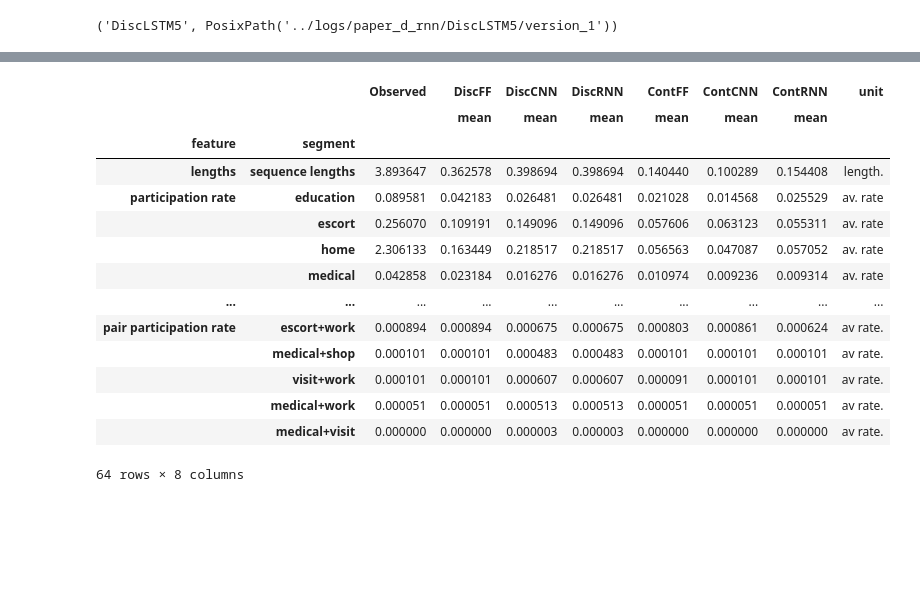
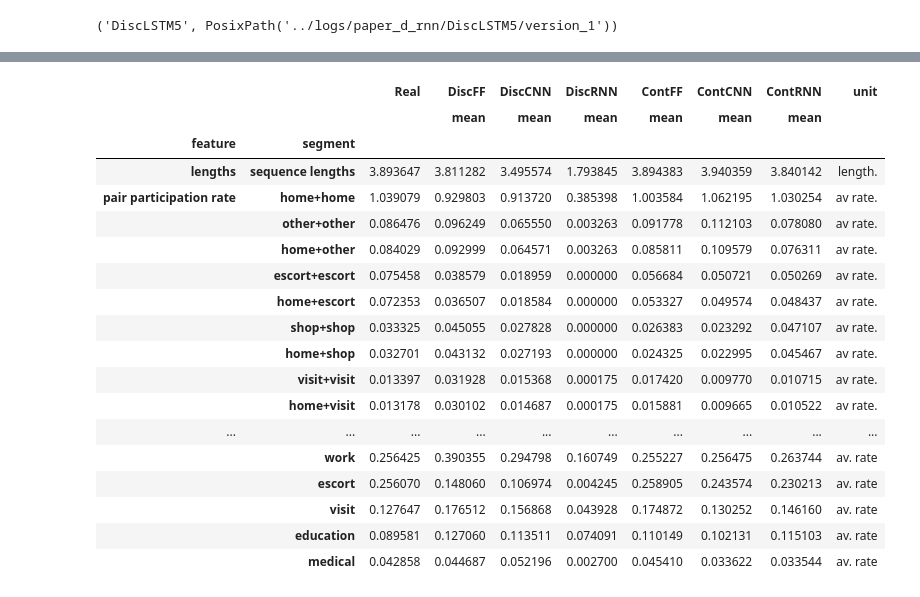
Before and after one commit to big-ucl/caveat, a Jupyter notebook: analysis/vae_paper.ipynb, the cells around one changed output, grey strips where cells are left out. Drawn from its saved outputs; the diff is of its cells as text; code cells hidden in the pictures; blank space fills up the shorter version.

```diff
--- a/analysis/vae_paper.ipynb
+++ b/analysis/vae_paper.ipynb
@@ -26,7 +26,7 @@ cmap = {
 batch_paths = {
     "DiscFF": Path("../logs/vae_paper/DiscFF"),
     "DiscCNN": Path("../logs/vae_paper/DiscCNN"),
-    "DiscRNN": Path("../logs/vae_paper/DiscCNN"),
+    "DiscRNN": Path("../logs/vae_paper/DiscRNN"),
     "ContFF": Path("../logs/vae_paper/ContFF"),
     "ContCNN": Path("../logs/vae_paper/ContCNN"),
     "ContRNN": Path("../logs/vae_paper/ContRNN"),
@@ -270,4 +287,14 @@ creativity diversity             0.981692       0.972682
 # %%
+def heads_and_tails(df, n=10):
+    # set nan to zero
+    df = df.fillna(0)
+    df = df.sort_values([("weight", ""), ("Real", "")], ascending=False)
+    length = len(df)
+    if length < 2 * n:
+        return df
+    return pd.concat((df.head(n), df.tail(n)))
+
+
 def get_descriptions(batch_paths):
     combi_desc = pd.DataFrame()
     combi_dist = pd.DataFrame()
@@ -295,11 +322,11 @@ def get_descriptions(batch_paths):
         # combined[name, "EMD"] = distances[columns].mean(axis=1)
 
     combi_desc["weight", ""] = distances["observed__weight"]
-    combi_desc["Observed", ""] = descriptions["observed"]
+    combi_desc["Real", ""] = descriptions["observed"]
     combi_desc["unit", ""] = descriptions["unit"]
 
     combi_dist["weight", ""] = distances["observed__weight"]
-    combi_dist["Observed", ""] = descriptions["observed"]
+    combi_dist["Real", ""] = descriptions["observed"]
     combi_dist["unit", ""] = descriptions["unit"]
 
     combi_desc.columns = pd.MultiIndex.from_tuples(combi_desc.columns)
@@ -307,16 +334,17 @@ def get_descriptions(batch_paths):
 
     combi_desc = combi_desc.groupby(
         ["domain", "feature"], group_keys=False
-    ).apply(
-        lambda x: x.sort_values(
-            [("weight", ""), ("Observed", "")], ascending=False
-        ).head(20)
-    )
+    ).apply(heads_and_tails)
     combi_desc = combi_desc.drop(("weight", ""), axis=1)
 
+    combi_dist = combi_dist.groupby(
+        ["domain", "feature"], group_keys=False
+    ).apply(heads_and_tails)
+    combi_dist = combi_dist.drop(("weight", ""), axis=1)
+
     order = list(combi_desc.columns)
-    order.pop(order.index(("Observed", "")))
-    order = [("Observed", "")] + order
+    order.pop(order.index(("Real", "")))
+    order = [("Real", "")] + order
 
     index = [
         "aggregate",
@@ -332,20 +360,24 @@ def get_descriptions(batch_paths):
 
 descriptions, distances = get_descriptions(batch_paths)
 # %%
-distances.loc["participations", :]
+display(descriptions.loc["participations", :])
 # %% [output]
-|  |  | Observed | DiscFF | DiscCNN | DiscRNN | ContFF | ContCNN | ContRNN | unit |
+|  |  | Real | DiscFF | DiscCNN | DiscRNN | ContFF | ContCNN | ContRNN | unit |
 |  |  |  | mean | mean | mean | mean | mean | mean |  |
 | feature | segment |  |  |  |  |  |  |  |  |
-| lengths | sequence lengths | 3.893647 | 0.362578 | 0.398694 | 0.398694 | 0.140440 | 0.100289 | 0.154408 | length. |
-| participation rate | education | 0.089581 | 0.042183 | 0.026481 | 0.026481 | 0.021028 | 0.014568 | 0.025529 | av. rate |
-|  | escort | 0.256070 | 0.109191 | 0.149096 | 0.149096 | 0.057606 | 0.063123 | 0.055311 | av. rate |
-|  | home | 2.306133 | 0.163449 | 0.218517 | 0.218517 | 0.056563 | 0.047087 | 0.057052 | av. rate |
-|  | medical | 0.042858 | 0.023184 | 0.016276 | 0.016276 | 0.010974 | 0.009236 | 0.009314 | av. rate |
+| lengths | sequence lengths | 3.893647 | 3.811282 | 3.495574 | 1.793845 | 3.894383 | 3.940359 | 3.840142 | length. |
+| pair participation rate | home+home | 1.039079 | 0.929803 | 0.913720 | 0.385398 | 1.003584 | 1.062195 | 1.030254 | av rate. |
+|  | other+other | 0.086476 | 0.096249 | 0.065550 | 0.003263 | 0.091778 | 0.112103 | 0.078080 | av rate. |
+|  | home+other | 0.084029 | 0.092999 | 0.064571 | 0.003263 | 0.085811 | 0.109579 | 0.076311 | av rate. |
+|  | escort+escort | 0.075458 | 0.038579 | 0.018959 | 0.000000 | 0.056684 | 0.050721 | 0.050269 | av rate. |
+|  | home+escort | 0.072353 | 0.036507 | 0.018584 | 0.000000 | 0.053327 | 0.049574 | 0.048437 | av rate. |
+|  | shop+shop | 0.033325 | 0.045055 | 0.027828 | 0.000000 | 0.026383 | 0.023292 | 0.047107 | av rate. |
+|  | home+shop | 0.032701 | 0.043132 | 0.027193 | 0.000000 | 0.024325 | 0.022995 | 0.045467 | av rate. |
+|  | visit+visit | 0.013397 | 0.031928 | 0.015368 | 0.000175 | 0.017420 | 0.009770 | 0.010715 | av rate. |
+|  | home+visit | 0.013178 | 0.030102 | 0.014687 | 0.000175 | 0.015881 | 0.009665 | 0.010522 | av rate. |
 | ... | ... | ... | ... | ... | ... | ... | ... | ... | ... |
-| pair participation rate | escort+work | 0.000894 | 0.000894 | 0.000675 | 0.000675 | 0.000803 | 0.000861 | 0.000624 | av rate. |
-|  | medical+shop | 0.000101 | 0.000101 | 0.000483 | 0.000483 | 0.000101 | 0.000101 | 0.000101 | av rate. |
-|  | visit+work | 0.000101 | 0.000101 | 0.000607 | 0.000607 | 0.000091 | 0.000101 | 0.000101 | av rate. |
-|  | medical+work | 0.000051 | 0.000051 | 0.000513 | 0.000513 | 0.000051 | 0.000051 | 0.000051 | av rate. |
-|  | medical+visit | 0.000000 | 0.000000 | 0.000003 | 0.000003 | 0.000000 | 0.000000 | 0.000000 | av rate. |
+|  | work | 0.256425 | 0.390355 | 0.294798 | 0.160749 | 0.255227 | 0.256475 | 0.263744 | av. rate |
+|  | escort | 0.256070 | 0.148060 | 0.106974 | 0.004245 | 0.258905 | 0.243574 | 0.230213 | av. rate |
+|  | visit | 0.127647 | 0.176512 | 0.156868 | 0.043928 | 0.174872 | 0.130252 | 0.146160 | av. rate |
+|  | education | 0.089581 | 0.127060 | 0.113511 | 0.074091 | 0.110149 | 0.102131 | 0.115103 | av. rate |
+|  | medical | 0.042858 | 0.044687 | 0.052196 | 0.002700 | 0.045410 | 0.033622 | 0.033544 | av. rate |
-64 rows × 8 columns
```
Also changed, not shown: parts of 16 cells of this notebook, 7 other files.
